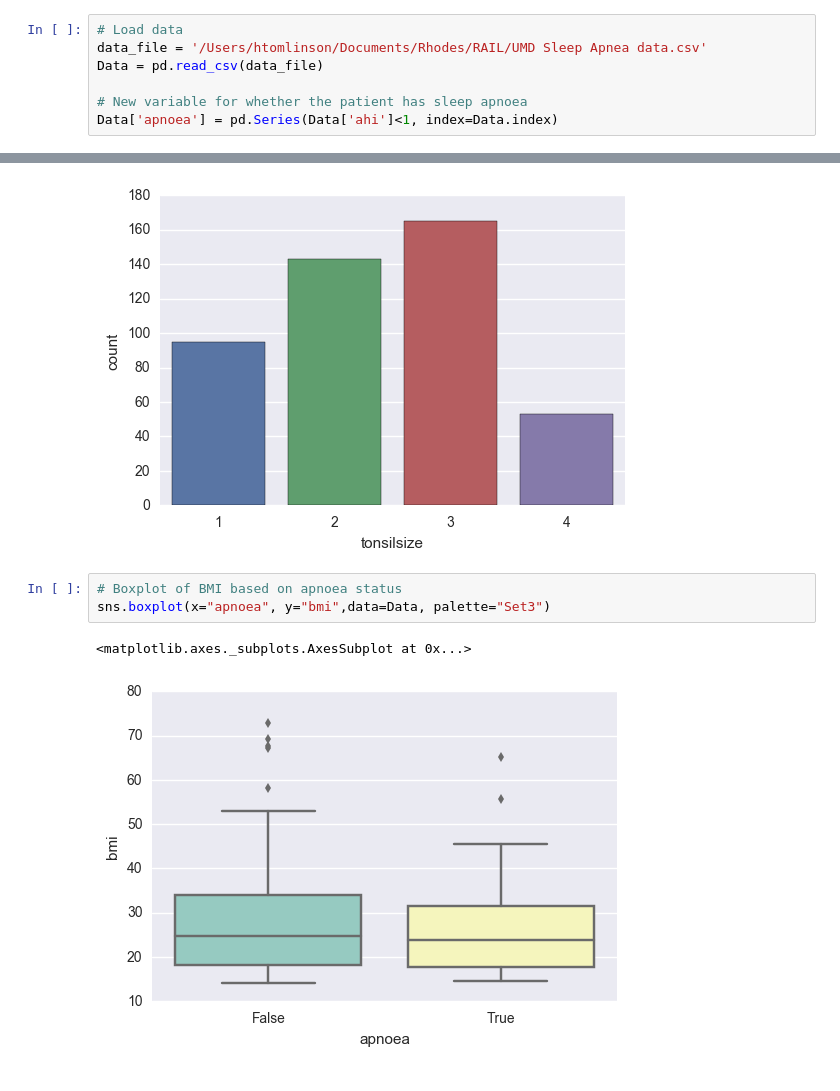
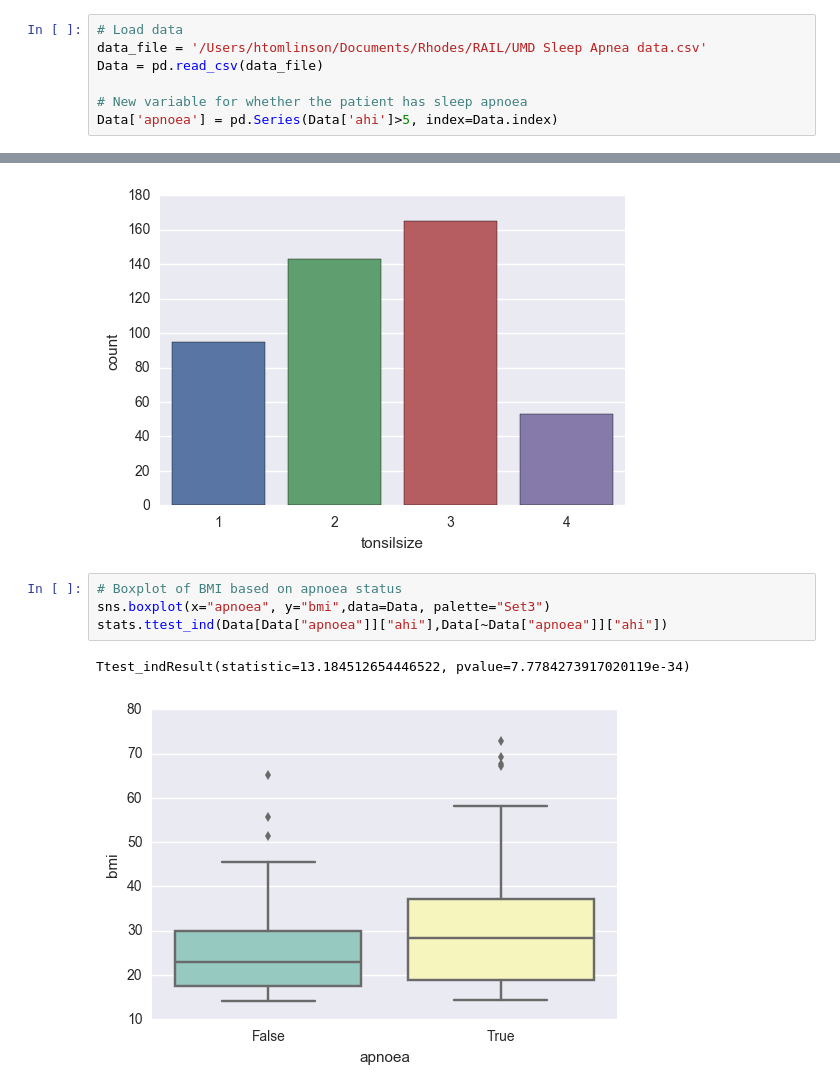
Before and after one commit to Htomlinson14/apnea_dev, a Jupyter notebook: Explore UMD.ipynb, the cells around one changed output, grey strips where cells are left out. Cells and saved outputs as stored; diff of their text form.

```diff
--- a/Explore UMD.ipynb
+++ b/Explore UMD.ipynb
@@ -26,7 +27,7 @@ data_file = '/Users/htomlinson/Documents/Rhodes/RAIL/UMD Sleep Apnea data.csv'
 Data = pd.read_csv(data_file)
 
 # New variable for whether the patient has sleep apnoea
-Data['apnoea'] = pd.Series(Data['ahi']<1, index=Data.index)
+Data['apnoea'] = pd.Series(Data['ahi']>5, index=Data.index)
 # %%
 # Data summary
 print(Data.head())
@@ -105,6 +125,7 @@ sns.countplot(x="tonsilsize", data=Data)
 # %%
 # Boxplot of BMI based on apnoea status
 sns.boxplot(x="apnoea", y="bmi",data=Data, palette="Set3")
+stats.ttest_ind(Data[Data["apnoea"]]["ahi"],Data[~Data["apnoea"]]["ahi"])
 # %% [output]
-<matplotlib.axes._subplots.AxesSubplot at 0x...>
+Ttest_indResult(statistic=13.184512654446522, pvalue=7.7784273917020119e-34)
-[figure, old version]
+[figure, new version]
```
Also changed, not shown: parts of 6 cells of this notebook.
